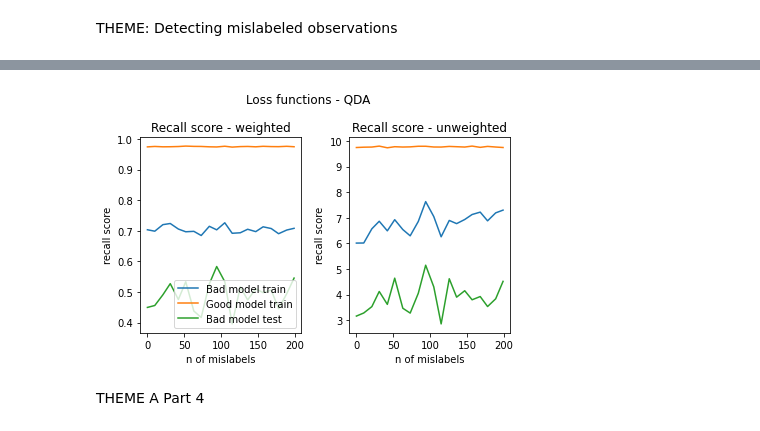
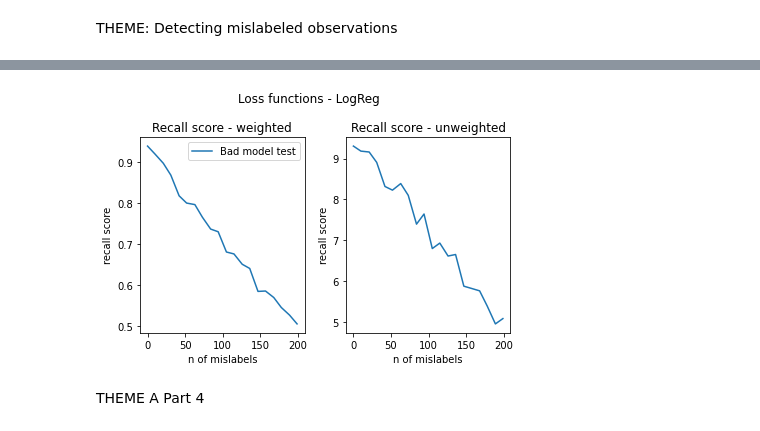
Before and after one commit to antonsandberg/Big-Data, a Jupyter notebook: Project1.ipynb, the cells around one changed output, grey strips where cells are left out. Drawn from its saved outputs; the diff is of its cells as text; code cells hidden in the pictures.

```diff
--- a/Project1.ipynb
+++ b/Project1.ipynb
@@ -519,23 +538,23 @@ for p in ps:
 # %%
 fig , (ax1, ax2) = plt.subplots(1, 2)
-fig.suptitle('Loss functions - QDA')
-ax1.plot(ps, np.array(model2_roc_scores), label='Bad model train')
-ax1.plot(ps, model1_roc_scores, label='Good model train')
+fig.suptitle('Loss functions - LogReg')
+# ax1.plot(ps, np.array(model2_roc_scores), label='Bad model train')
+# ax1.plot(ps, model1_roc_scores, label='Good model train')
 ax1.plot(ps, model3_roc_scores, label='Bad model test')
 ax1.set_xlabel('n of mislabels')
 ax1.set_ylabel('recall score')
 ax1.legend()
 ax1.set_title('Recall score - weighted')
-ax2.plot(ps, np.array(model2_f1_scores), label='Bad model train')
-ax2.plot(ps, model1_f1_scores, label='Good model train')
+# ax2.plot(ps, np.array(model2_f1_scores), label='Bad model train')
+# ax2.plot(ps, model1_f1_scores, label='Good model train')
 ax2.plot(ps, model3_f1_scores, label='Bad model test')
 ax2.set_xlabel('n of mislabels')
 ax2.set_ylabel('recall score')
 ax2.set_title('Recall score - unweighted')
 plt.tight_layout()
 plt.show()
 # %% [output]
-[figure, old version]
+[figure, new version]
 # %% [markdown]
 THEME A Part 4
 # %%
```
Also changed, not shown: parts of 1 cell of this notebook.
